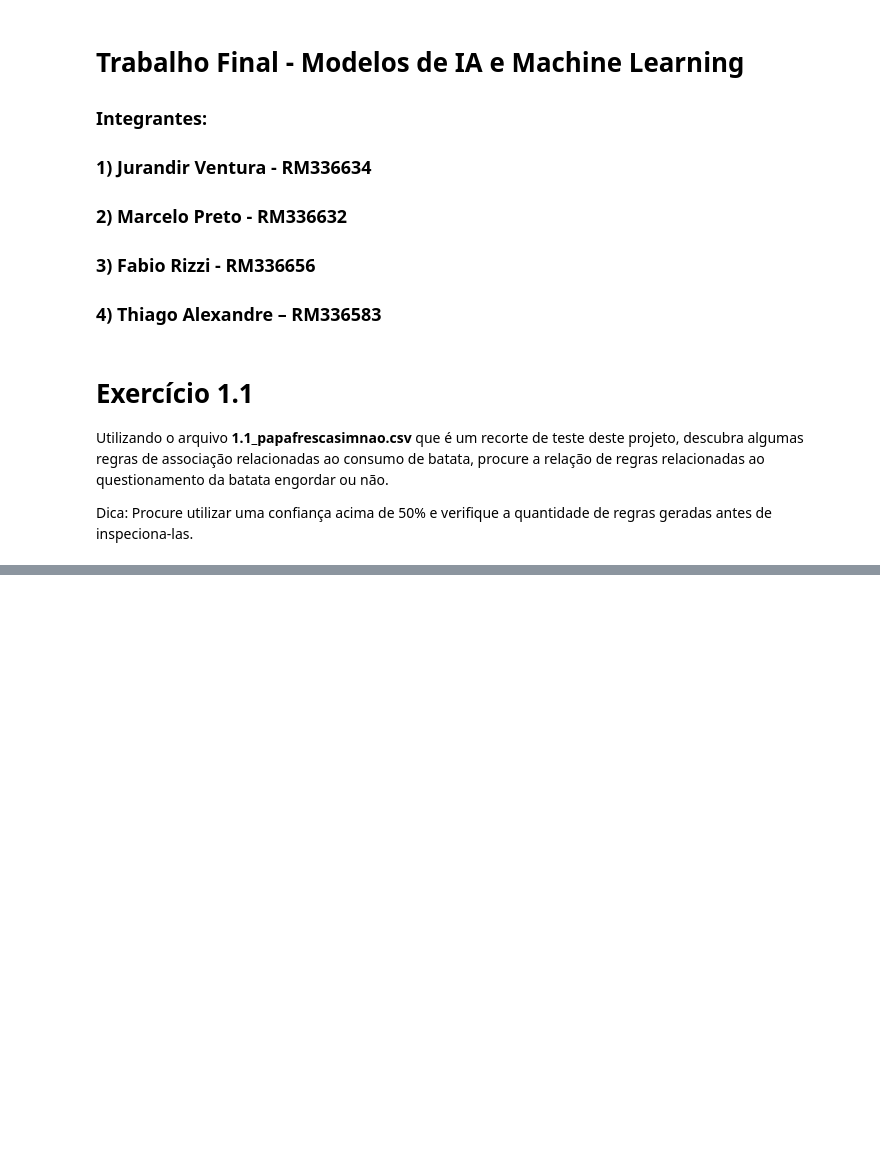
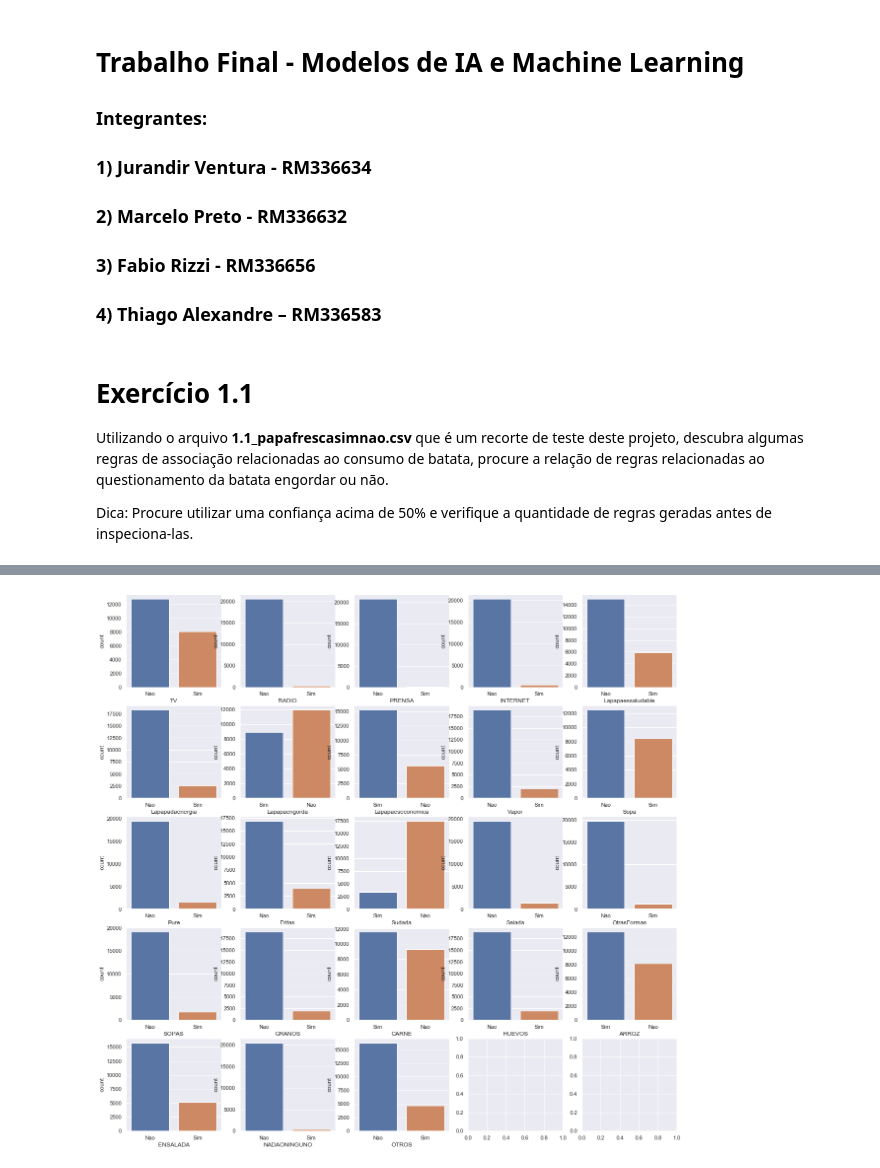
Before and after one commit to JV-cloud/modelos_de_ia_e_ml, a Jupyter notebook: 1.1.ipynb, the cells around one changed output, grey strips where cells are left out. Cells and saved outputs as stored; diff of their text form; code cells hidden in the pictures; blank space fills up the shorter version.

```diff
--- a/1.1.ipynb
+++ b/1.1.ipynb
@@ -29,0 +94,12 @@ dataset.head()
+# %%
+# Para transformar as variáveis categóricas, vamos verificar se realmente só existe sim e não no DataSet
+sns.set(rc={'figure.figsize':(20,20)})
+
+fig, ax = plt.subplots(nrows=5, ncols=5)
+for i, col in enumerate(dataset.columns):
+    c = i % 5
+    r = i // 5
+    sns.countplot(col, data=dataset, ax=ax[r, c])
+plt.show()
+# %% [output]
+[figure, added]
```
Also changed, not shown: parts of 18 cells of this notebook, 47 other files.
